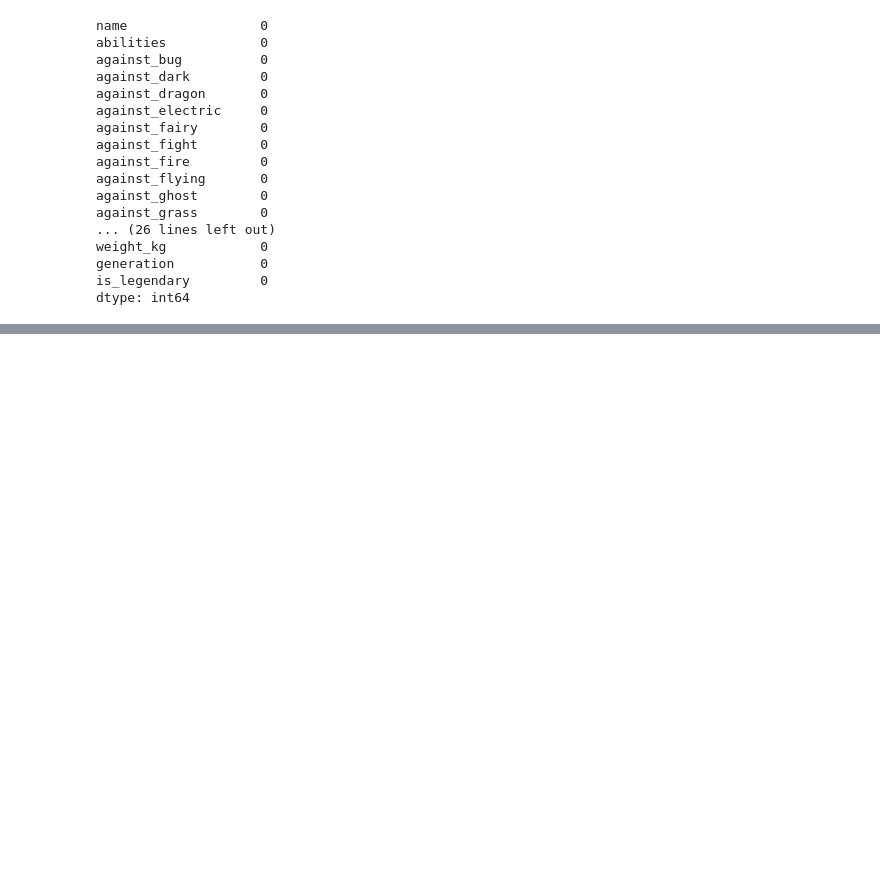
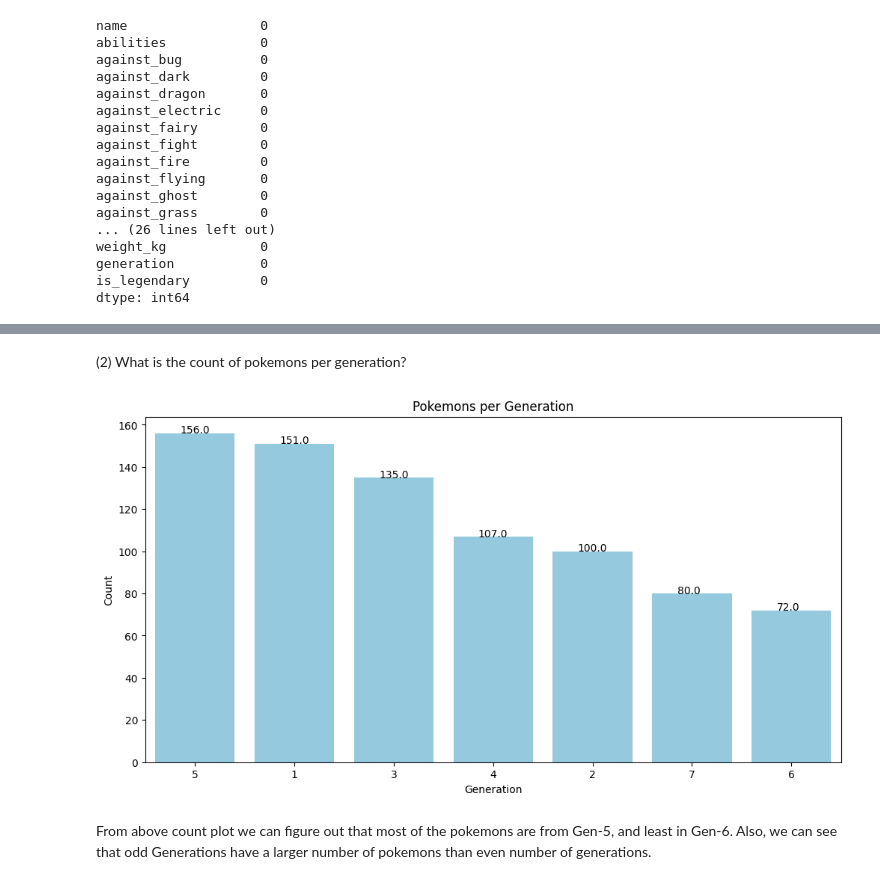
Before and after one commit to Zjm1900/data_mining, a Jupyter notebook: pokemon/pokemon.ipynb, the cells around one changed output, grey strips where cells are left out. Cells and saved outputs as stored; diff of their text form; code cells hidden in the pictures; blank space fills up the shorter version.

```diff
--- a/pokemon/pokemon.ipynb
+++ b/pokemon/pokemon.ipynb
@@ -160,0 +312,14 @@ dtype: int64
+# %% [markdown]
+(2) What is the count of pokemons per generation?
+# %%
+plt.figure(figsize=(12,6))
+ax = sns.countplot(x='generation',data=data,order=data['generation'].value_counts().index,color='skyblue')
+ax.set_title('Pokemons per Generation')
+ax.set(xlabel='Generation',ylabel='Count')
+for p in ax.patches:
+    ax.annotate('{:.1f}'.format(p.get_height()), (p.get_x()+0.25, p.get_height()+0.01))
+plt.show()
+# %% [output]
+[figure, added]
+# %% [markdown]
+From above count plot we can figure out that most of the pokemons are from Gen-5, and least in Gen-6. Also, we can see that odd Generations have a larger number of pokemons than even number of generations.
```
Also changed, not shown: parts of 23 cells of this notebook.
